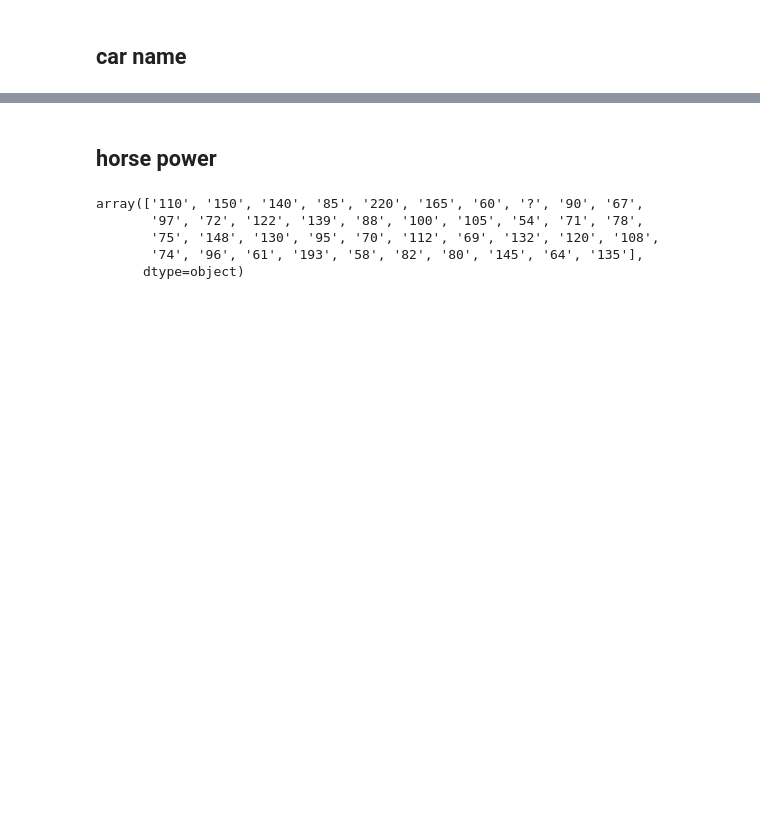
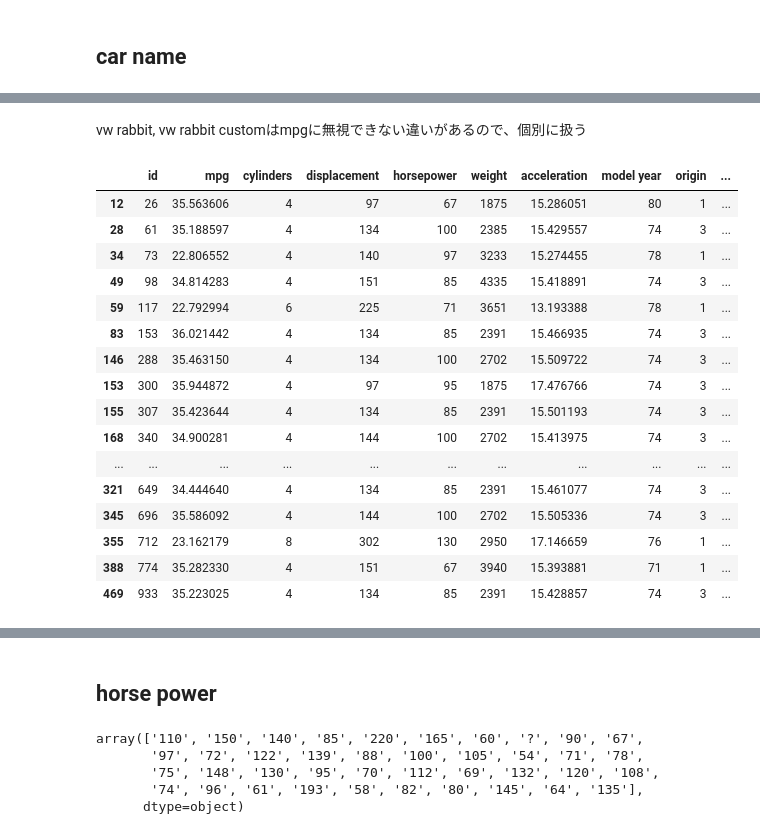
Before and after one commit to YusukeAmg/SIGNATE_4th_BeginnerOnlyCompetition, a Jupyter notebook: notebook/ExplanatoryDataAnalysis.ipynb, the cells around one changed output, grey strips where cells are left out. Cells and saved outputs as stored; diff of their text form; code cells hidden in the pictures; blank space fills up the shorter version.

```diff
--- a/notebook/ExplanatoryDataAnalysis.ipynb
+++ b/notebook/ExplanatoryDataAnalysis.ipynb
@@ -159,0 +195,22 @@ display(train.head(10))
+# %% [markdown]
+vw rabbit, vw rabbit customはmpgに無視できない違いがあるので、個別に扱う
+# %%
+train.loc[train['car name'].str.contains('datsun 210')]
+# %% [output]
+|  | id | mpg | cylinders | displacement | horsepower | weight | acceleration | model year | origin | ... |
+| 12 | 26 | 35.563606 | 4 | 97 | 67 | 1875 | 15.286051 | 80 | 1 | ... |
+| 28 | 61 | 35.188597 | 4 | 134 | 100 | 2385 | 15.429557 | 74 | 3 | ... |
+| 34 | 73 | 22.806552 | 4 | 140 | 97 | 3233 | 15.274455 | 78 | 1 | ... |
+| 49 | 98 | 34.814283 | 4 | 151 | 85 | 4335 | 15.418891 | 74 | 3 | ... |
+| 59 | 117 | 22.792994 | 6 | 225 | 71 | 3651 | 13.193388 | 78 | 1 | ... |
+| 83 | 153 | 36.021442 | 4 | 134 | 85 | 2391 | 15.466935 | 74 | 3 | ... |
+| 146 | 288 | 35.463150 | 4 | 134 | 100 | 2702 | 15.509722 | 74 | 3 | ... |
+| 153 | 300 | 35.944872 | 4 | 97 | 95 | 1875 | 17.476766 | 74 | 3 | ... |
+| 155 | 307 | 35.423644 | 4 | 134 | 85 | 2391 | 15.501193 | 74 | 3 | ... |
+| 168 | 340 | 34.900281 | 4 | 144 | 100 | 2702 | 15.413975 | 74 | 3 | ... |
+| ... | ... | ... | ... | ... | ... | ... | ... | ... | ... | ... |
+| 321 | 649 | 34.444640 | 4 | 134 | 85 | 2391 | 15.461077 | 74 | 3 | ... |
+| 345 | 696 | 35.586092 | 4 | 144 | 100 | 2702 | 15.505336 | 74 | 3 | ... |
+| 355 | 712 | 23.162179 | 8 | 302 | 130 | 2950 | 17.146659 | 76 | 1 | ... |
+| 388 | 774 | 35.282330 | 4 | 151 | 67 | 3940 | 15.393881 | 71 | 1 | ... |
+| 469 | 933 | 35.223025 | 4 | 134 | 85 | 2391 | 15.428857 | 74 | 3 | ... |
```
Also changed, not shown: parts of 23 cells of this notebook.
